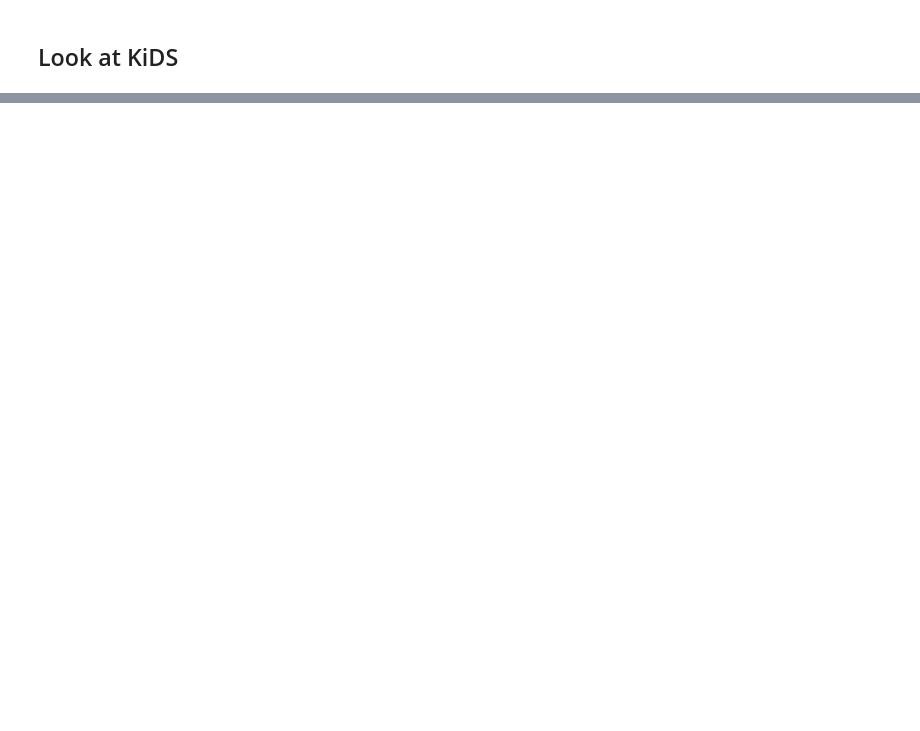
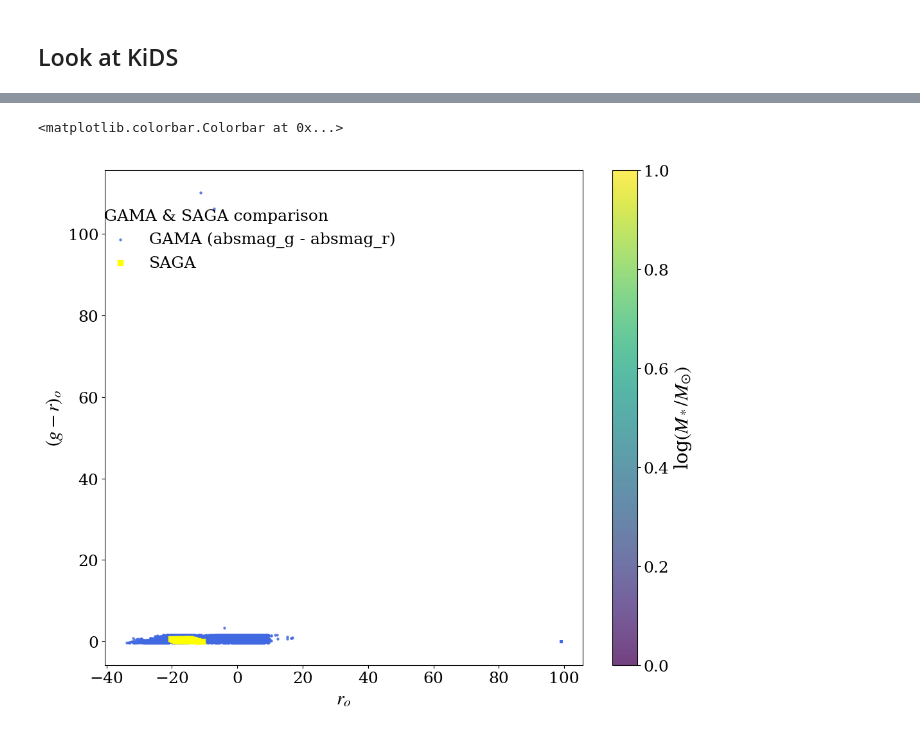
Before and after one commit to lsajkov/strw_mpdg, a Jupyter notebook: spec_cal_sample.ipynb, the cells around one changed output, grey strips where cells are left out. Saved outputs shown, nothing was run; the diff lists cells and outputs as text; code cells hidden in the pictures; blank space fills up the shorter version.

```diff
--- a/spec_cal_sample.ipynb
+++ b/spec_cal_sample.ipynb
@@ -122,0 +164,33 @@ os.listdir(KiDS_dir)
+# %%
+fig = plt.figure(figsize = (12, 10), constrained_layout = True)
+ax = fig.add_subplot()
+
+gama_mstar = ax.scatter(GAMA_mstar_concat['absmag_r'],
+                        GAMA_mstar_concat['absmag_g'] - GAMA_mstar_concat['absmag_r'],
+                        c = 'royalblue', alpha = 0.75,
+                        s = 5, label = 'GAMA (absmag_g - absmag_r)')
+
+# ax.scatter(KiDS_sliced_cat[KiDS_idx]['MAG_GAAP_r'],
+#            KiDS_sliced_cat[KiDS_idx]['COLOUR_GAAP_g_r'],
+#            c = 'black', s = 5, label = 'KiDS', zorder = 0)
+
+ax.scatter(satsData['R_ABS'], satsData['GR'],  label = 'SAGA', zorder = 9, color = 'yellow', marker = 's')
+
+
+# ax.set_xlim(12, 28)
+# ax.set_ylim(-1, 4)
+
+ax.set_xlabel('$r_o$')
+ax.set_ylabel('$(g-r)_o$')
+
+fig.legend(title = f'GAMA & SAGA comparison',
+           frameon = False,
+           loc = (0.09, 0.78),
+           alignment = 'left')
+fig.colorbar(gama_mstar,
+             label = 'log$(M_*/M_{\odot})$')
+
+# fig.savefig('/data2/lsajkov/mpdg/figures/overlap_gama_kids_saga/overlap_gama_kids.pdf', dpi = 50)
+# %% [output]
+<matplotlib.colorbar.Colorbar at 0x...>
+[figure, added]
```
Also changed, not shown: parts of 15 cells of this notebook.
